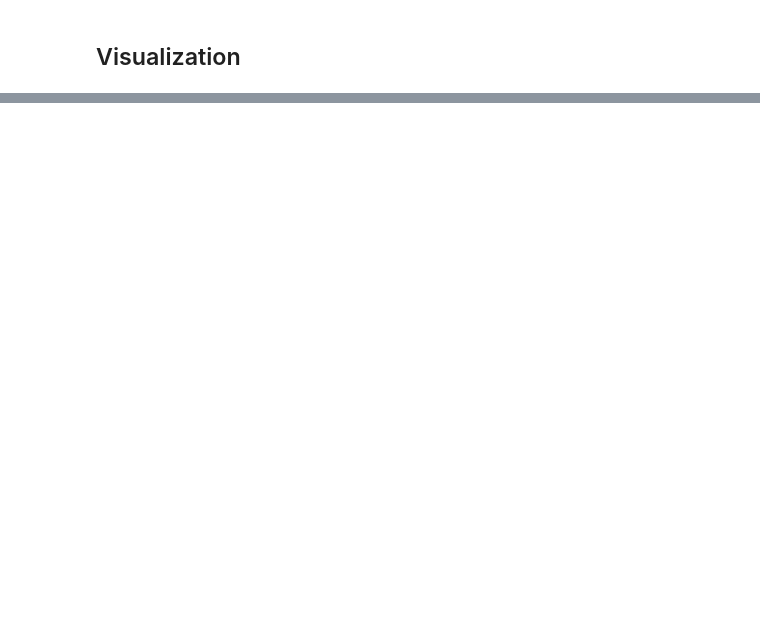
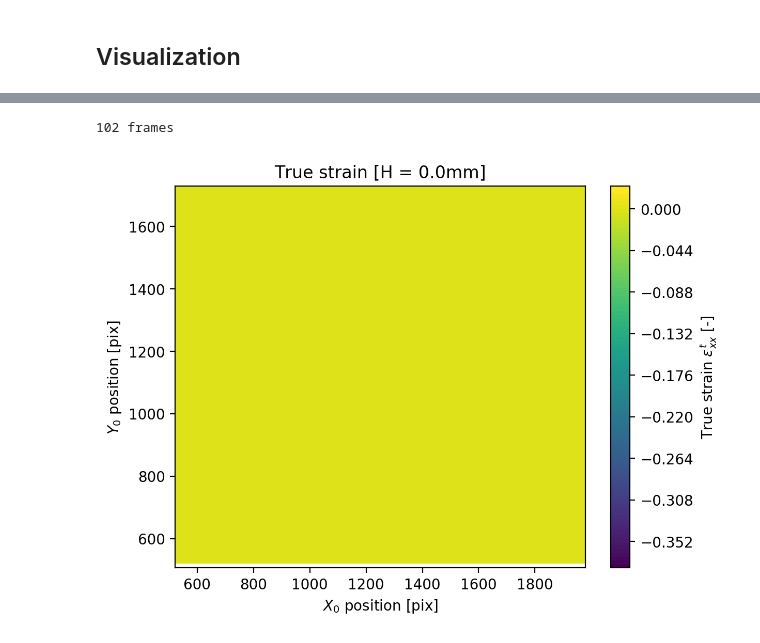
Before and after one commit to AlexandreTlili/Fracture_dAlembert, a Jupyter notebook: code/DIC_calibration.ipynb, the cells around one changed output, grey strips where cells are left out. Saved outputs shown, nothing was run; the diff lists cells and outputs as text; code cells hidden in the pictures; blank space fills up the shorter version.

```diff
--- a/code/DIC_calibration.ipynb
+++ b/code/DIC_calibration.ipynb
@@ -56,9 +85,9 @@ fig, ax = plt.subplots()
 fig.set_dpi(200)
 
 # Set labels
-ax.set_title(f"Strain [frame {frames_true[frame_start]}]")
-ax.set_xlabel('Position x [pix]')
-ax.set_ylabel('Position y [pix]')
+ax.set_title(f"True strain [H = {heights[frame_start] * 1e3:.1f}mm]")
+ax.set_xlabel('$X_0$ position [pix]')
+ax.set_ylabel('$Y_0$ position [pix]')
 
 # Set bounds
 xbounds = coords[0,0,:,0,:].min(), coords[0,0,:,0,:].max()
@@ -70,40 +99,43 @@ ax.set_ybound(*ybounds)
 vmin, vmax = trueStrain[0,0,0,:,:,1:].min(), trueStrain[0,0,0,:,:,1:].max()
 norm = plt.Normalize(vmin, vmax)
 cmap = plt.get_cmap('viridis')
 n_levels = 100
 
 # Plot last frame
 x = coords[0,0,:,:,frame_start]
 y = coords[0,1,:,:,frame_start]
 trueStrain_toPlot = trueStrain[0,0,0,:,:,frame_start]
 
 cont = ax.contourf(x, y, trueStrain_toPlot, levels=n_levels, cmap=cmap, norm=norm)
 fig.colorbar(cont, ax=ax, label="True strain $\epsilon^t_{xx}$ [-]")
 
 
-def update(frame):
+def update(frame_index):
     global cont
 
-    x = coords[0,0,:,:,frame]
-    y = coords[0,1,:,:,frame]
-    trueStrain_toPlot = trueStrain[0,0,0,:,:,frame]
+    x = coords[0,0,:,:,frame_index]
+    y = coords[0,1,:,:,frame_index]
+    trueStrain_toPlot = trueStrain[0,0,0,:,:,frame_index]
 
     for c in cont.collections:
         c.remove()  # removes only the contours, leaves the rest intact
 
     cont = plt.contourf(x, y, trueStrain_toPlot, levels=n_levels, cmap=cmap, norm=norm)
 
     # Set limits and title
-    ax.set_title(f"True strain [frame {frames_true[frame]}]")
+    ax.set_title(f"True strain [H = {heights[frame_index] * 1e3:.1f}mm]")
     ax.set_xbound(*xbounds)
     ax.set_ybound(*ybounds)
 
     return cont
 
 anim = animation.FuncAnimation(fig, update, frames=nbFrames, repeat=False, interval=100)
+print(f"{nbFrames} frames")
+
 anim_html = HTML(anim.to_html5_video())
-
-print(f"{nbFrames} frames")
+# %% [output]
+102 frames
+[figure, added]
 # %%
 # Display animation
 
```
Also changed, not shown: parts of 19 cells of this notebook.
